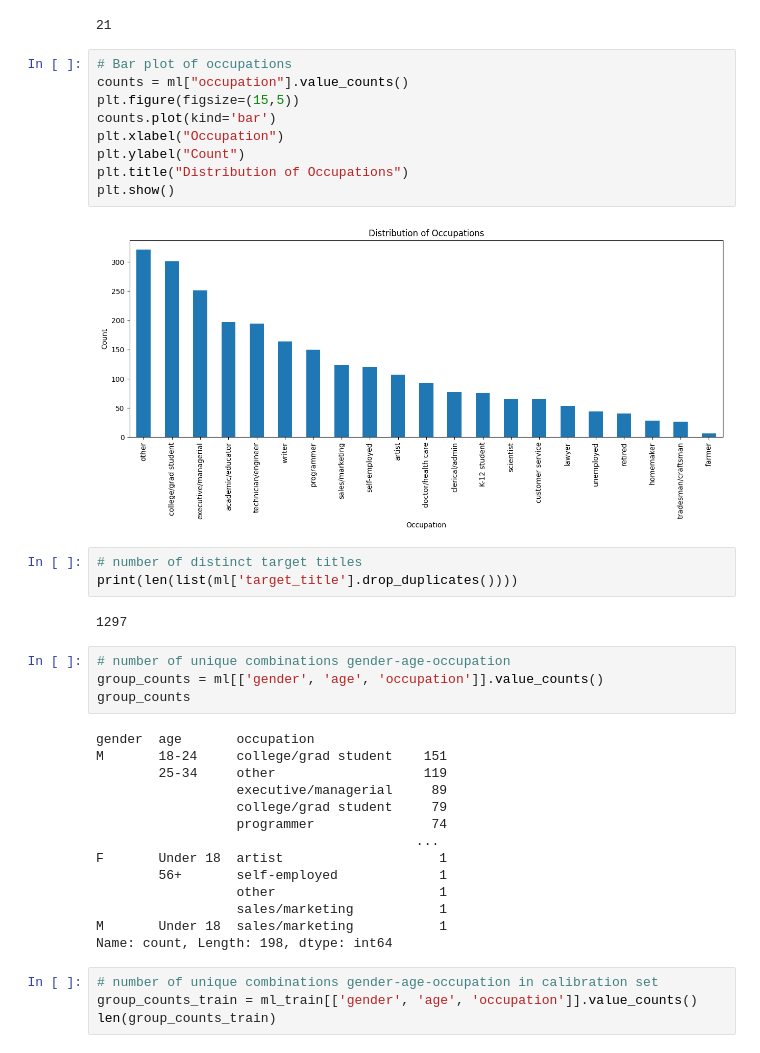
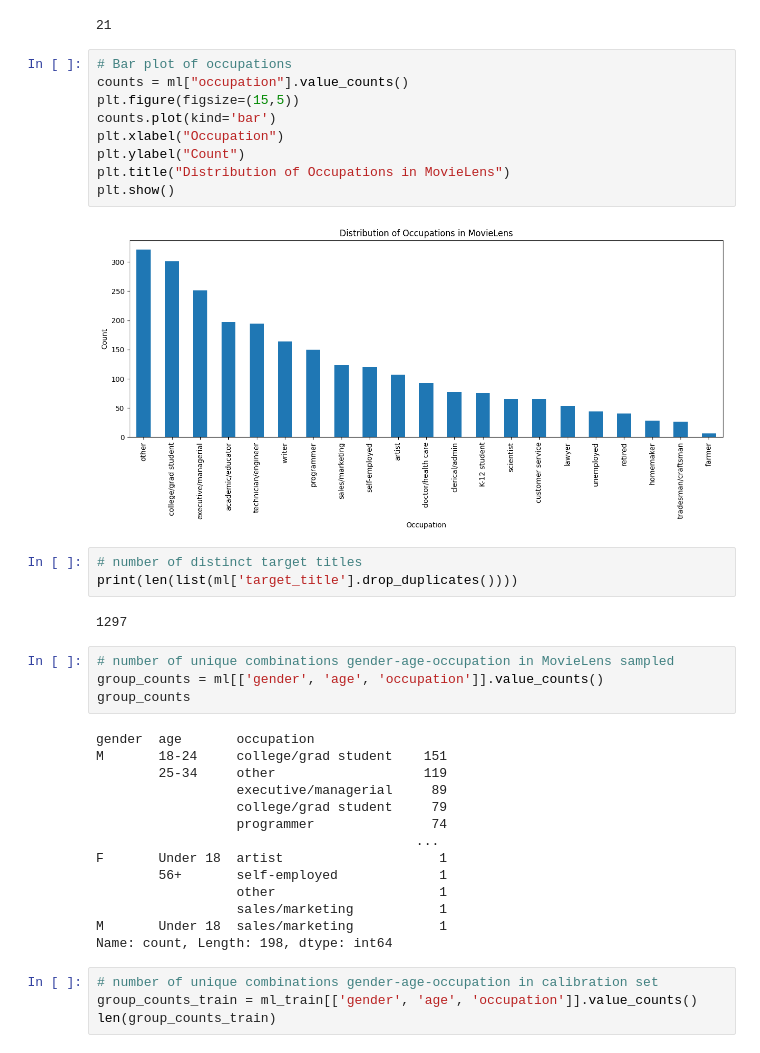
Before and after one commit to vrg-brigitta/reproducibility_facter, a Jupyter notebook: datasets_stats.ipynb, the cells around one changed output. Saved outputs shown, nothing was run; the diff lists cells and outputs as text.

```diff
--- a/datasets_stats.ipynb
+++ b/datasets_stats.ipynb
@@ -32,21 +60,21 @@ print(len(list(ml['occupation'].drop_duplicates())))
 # %%
 # Bar plot of occupations
 counts = ml["occupation"].value_counts()
 plt.figure(figsize=(15,5))
 counts.plot(kind='bar')
 plt.xlabel("Occupation")
 plt.ylabel("Count")
-plt.title("Distribution of Occupations")
+plt.title("Distribution of Occupations in MovieLens")
 plt.show()
 # %% [output]
-[figure, old version]
+[figure, new version]
 # %%
 # number of distinct target titles
 print(len(list(ml['target_title'].drop_duplicates())))
 # %% [output]
 1297
 # %%
-# number of unique combinations gender-age-occupation
+# number of unique combinations gender-age-occupation in MovieLens sampled
 group_counts = ml[['gender', 'age', 'occupation']].value_counts()
 group_counts
 # %% [output]
```
Also changed, not shown: parts of 26 cells of this notebook.
